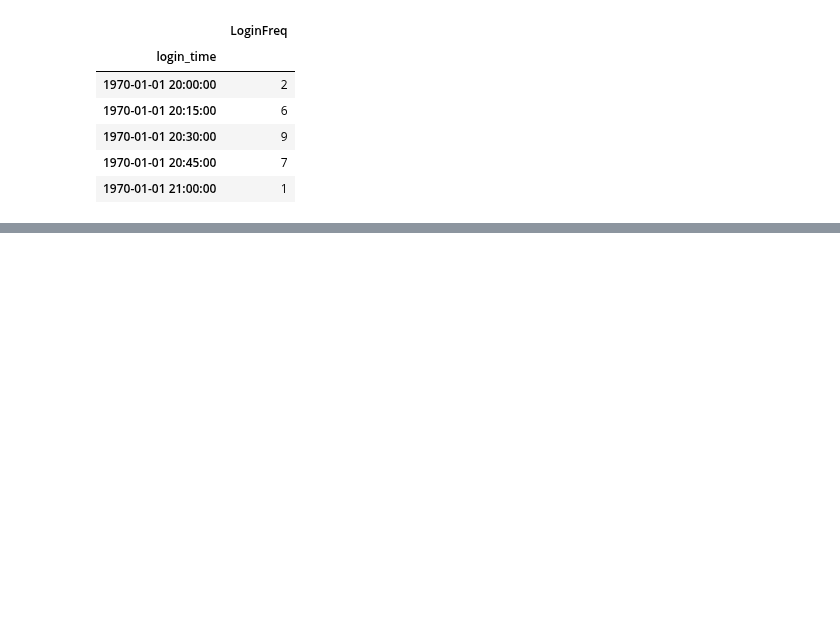
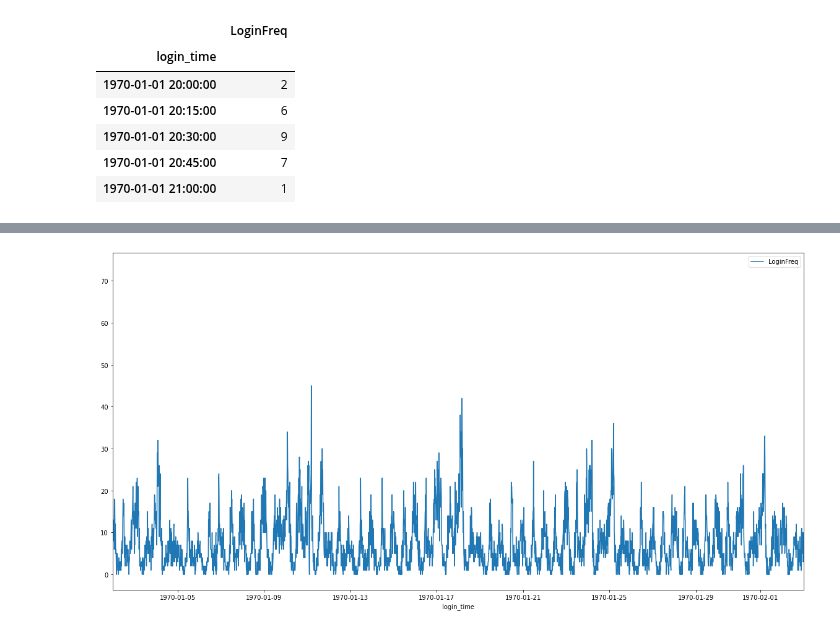
Before and after one commit to Dylan-C-Neal/Springboard-Data-Science-Career-Track, a Jupyter notebook: ultimate_challenge/Ultimate_Data_Challenge.ipynb, the cells around one changed output, grey strips where cells are left out. Saved outputs shown, nothing was run; the diff lists cells and outputs as text; code cells hidden in the pictures; blank space fills up the shorter version.

```diff
--- a/ultimate_challenge/Ultimate_Data_Challenge.ipynb
+++ b/ultimate_challenge/Ultimate_Data_Challenge.ipynb
@@ -60 +96,8 @@ sns.lineplot(data=logins)
 [figure]
+# %%
+_ = plt.figure(figsize=(20,10))
+_ = sns.lineplot(data=logins)
+_ = plt.xlim(('1970-01-02', '1970-02-03'))
+plt.show()
+# %% [output]
+[figure, added]
```
Also changed, not shown: parts of 13 cells of this notebook.
